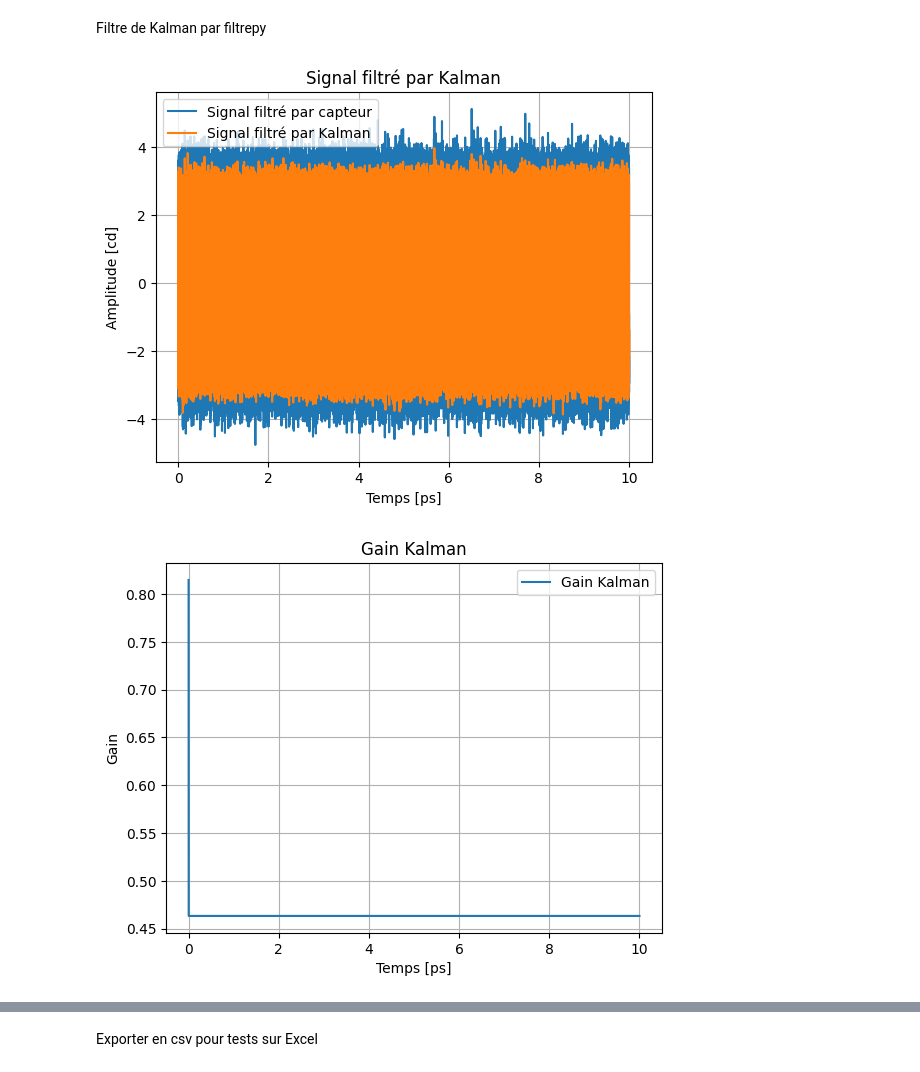
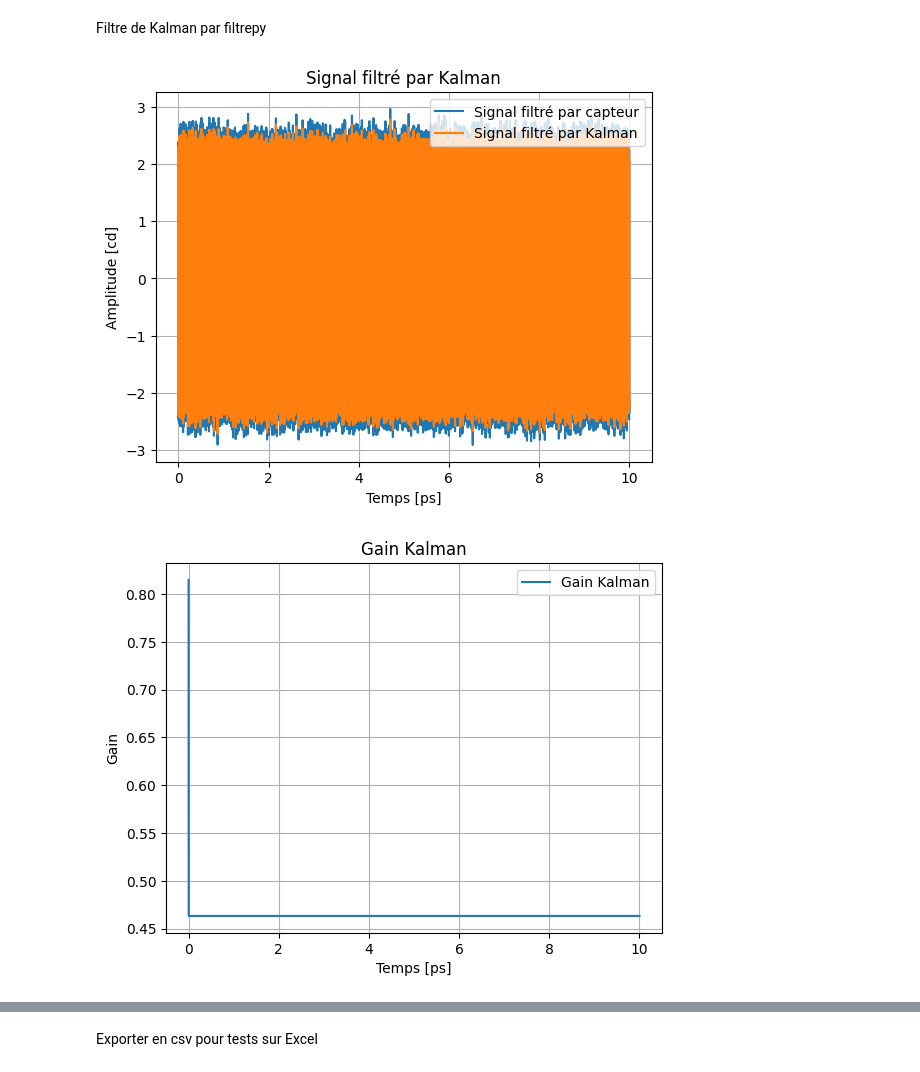
Before and after one commit to Trenzalore91/EI---KF, a Jupyter notebook: Untitled-1.ipynb, the cells around one changed output, grey strips where cells are left out. Cells and saved outputs as stored; diff of their text form; code cells hidden in the pictures.

Commit message:
Fct Kalman

```diff
--- a/Untitled-1.ipynb
+++ b/Untitled-1.ipynb
@@ -90,15 +90,25 @@ class SignalFilter:
         y = self.gain * lfilter(b, a, self.signal)
         return y
 
-    """def Filtre_kalman(self, Sortie_Filtre):
+    def Filtre_kalman(self, Sortie_Filtre):
+        tau = 1 / (2 * pi * self.fc)
+        Kalman_A = exp(-(self.fs*1e-12)/tau)
+        Kalman_B = self.gain*(1-exp(-(self.fs*1e-12)/tau))
+        Kalman_C = 1.
+
+        Kalman_Q0 = 0.1 #np.eye(1)*W_Noise_STD**2
+        Kalman_R0 = self.Noise_STD**2 #np.eye(1)*W_Noise_STD**2
+        Kalman_P0 = 1. #np.eye(1)*1.
+        Kalman_x0 = 0. #np.eye(1)*0.
+
         kf = KalmanFilter(dim_x=1, dim_z=1)
-        kf.F = np.array([[exp(-self.fs/(2*pi*self.fc))]])
-        kf.H = np.array([[1.]])
-        kf.B = np.array([[self.gain*(1-exp(-self.fs/(2*pi*self.fc)))]])
-        kf.Q = np.array([[self.Q]])
-        kf.R = np.array([[self.Noise_STD**2]])
-        kf.P = np.array([[self.P]])
-        kf.x = np.array([[0.]])
+        kf.F = np.array([[Kalman_A]])
+        kf.H = np.array([[Kalman_C]])
+        kf.B = np.array([[Kalman_B]])
+        kf.Q = np.array([[Kalman_Q0]])
+        kf.R = np.array([[Kalman_R0]])
+        kf.P = np.array([[Kalman_P0]])
+        kf.x = np.array([[Kalman_x0]])
 
         filtered = []
         kalman_gains = []
@@ -109,7 +119,6 @@ class SignalFilter:
             filtered.append(kf.x[0, 0])
 
         return np.array(filtered), np.array(kalman_gains)
-"""
 # %% [markdown]
 Section 2 : Variables et fonctions
 # %% [markdown]
@@ -174,7 +183,7 @@ Filtre_gain_1 = 1.
 Filtre_liste.append([Filtre_id_1, Filtre_fc_1, Filtre_Ordre_1, Filtre_type_1, Filtre_gain_1])
 
 """Filtre_id_2 = 2
-Filtre_fc_2 = 25
+Filtre_fc_2 = 350
 Filtre_Ordre_2 = 1
 Filtre_type_2 = 'passe-bas'
 Filtre_gain_2 = 1.
@@ -391,7 +402,7 @@ Section 4 : Filtre de Kalman
 # %% [markdown]
 Filtre de Kalman par filtrepy
 # %%
-kf = KalmanFilter(dim_x=1, dim_z=1)
+"""kf = KalmanFilter(dim_x=1, dim_z=1)
 kf.F = np.array([[Kalman_A]])     # Transition
 kf.H = np.array([[Kalman_C]])     # Observation
 kf.B = np.array([[Kalman_B]])     # Commande (u) -- None si commande inconnue
@@ -402,37 +413,37 @@ kf.x = np.array([[Kalman_x0]])    # Estimation initiale
 
 filtered = []
 kalman_gains = []
 for z, u_k in zip(Signal_Bruité, Signal_Entree):
     kf.predict(u=u_k)
     kf.update(z)
     kalman_gains.append(kf.K[0, 0])
-    filtered.append(kf.x[0, 0])
+    filtered.append(kf.x[0, 0])"""
 
-#filtered, kalman_gains = Filtre.Filtre_kalman(Somme_Filtre)
+filtered, kalman_gains = Filtre.Filtre_kalman(Somme_Filtre)
 
 #plot une fenetre du graph précédent
-plt.plot(Absicisse_Graph, Signal_Bruité, label='Signal filtré par capteur') #Somme_Filtre, label='Signal filtré par capteur')
+plt.plot(Absicisse_Graph, Somme_Filtre, label='Signal filtré par capteur')
 plt.plot(Absicisse_Graph, filtered, label='Signal filtré par Kalman')
 plt.title('Signal filtré par Kalman')
 plt.xlabel(Abscisse_Graph_Temporel)
 plt.ylabel(Ordonnée_Graph_Temporel)
 plt.grid(True)
 #plt.xlim(4, 4.005)
 plt.legend()
 plt.show()
 
 #plot gain kalman
 plt.plot(Absicisse_Graph, kalman_gains, label='Gain Kalman')
 plt.title('Gain Kalman')
 plt.xlabel(Abscisse_Graph_Temporel)
 plt.ylabel('Gain')
 plt.grid(True)
 plt.legend()
 plt.show()
 
 zoom_graph(Absicisse_Graph, kalman_gains, (-0.001, 0.001), (0.3, 1), 'Zoom sur le gain de Kalman', Abscisse_Graph_Temporel, Ordonnée_Graph_Temporel)
 # %% [output]
-[figure, old version]
+[figure, new version]
 [figure]
 [figure]
 # %%
```
Also changed, not shown: parts of 7 cells of this notebook, 1 other file.
